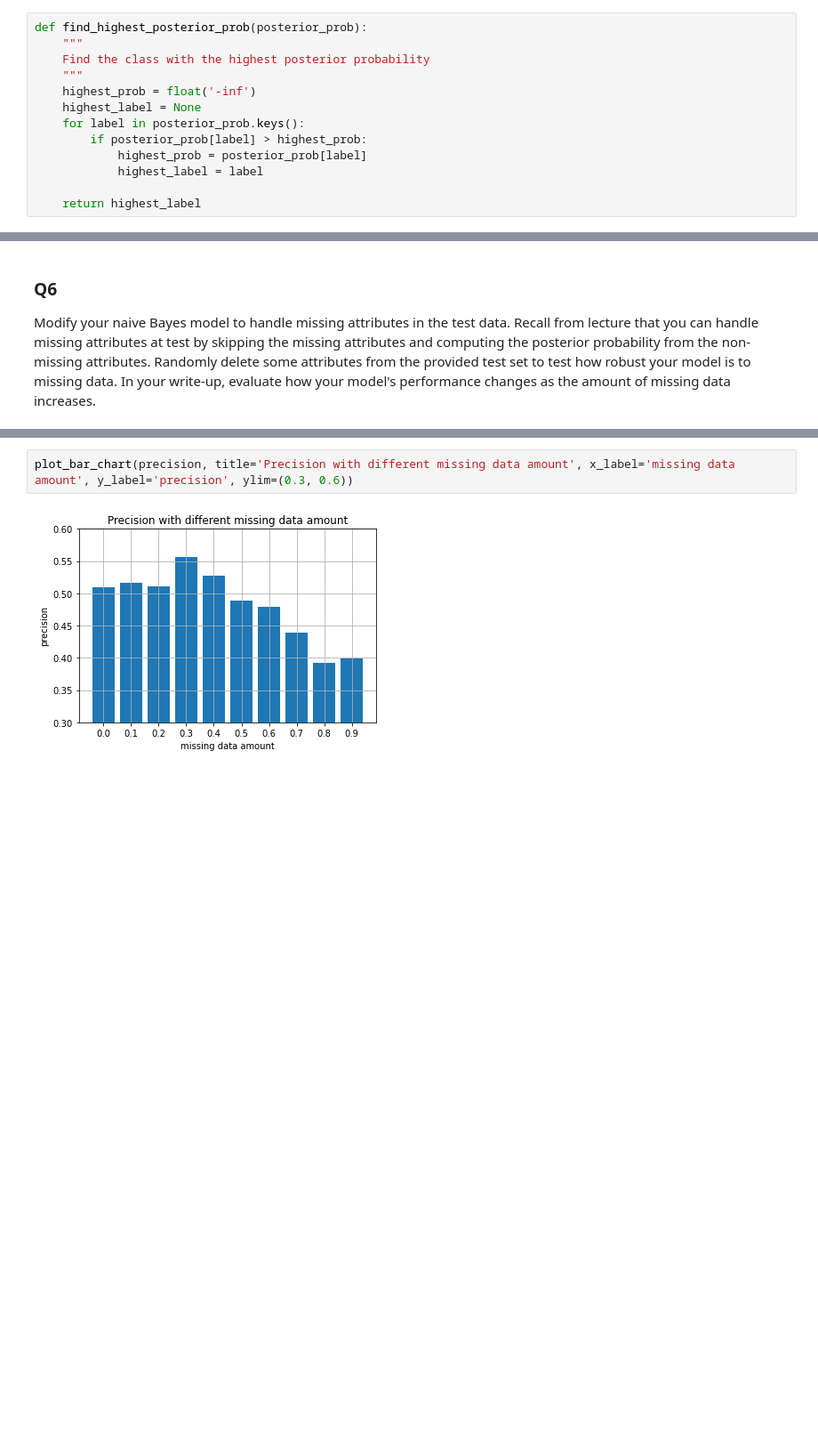
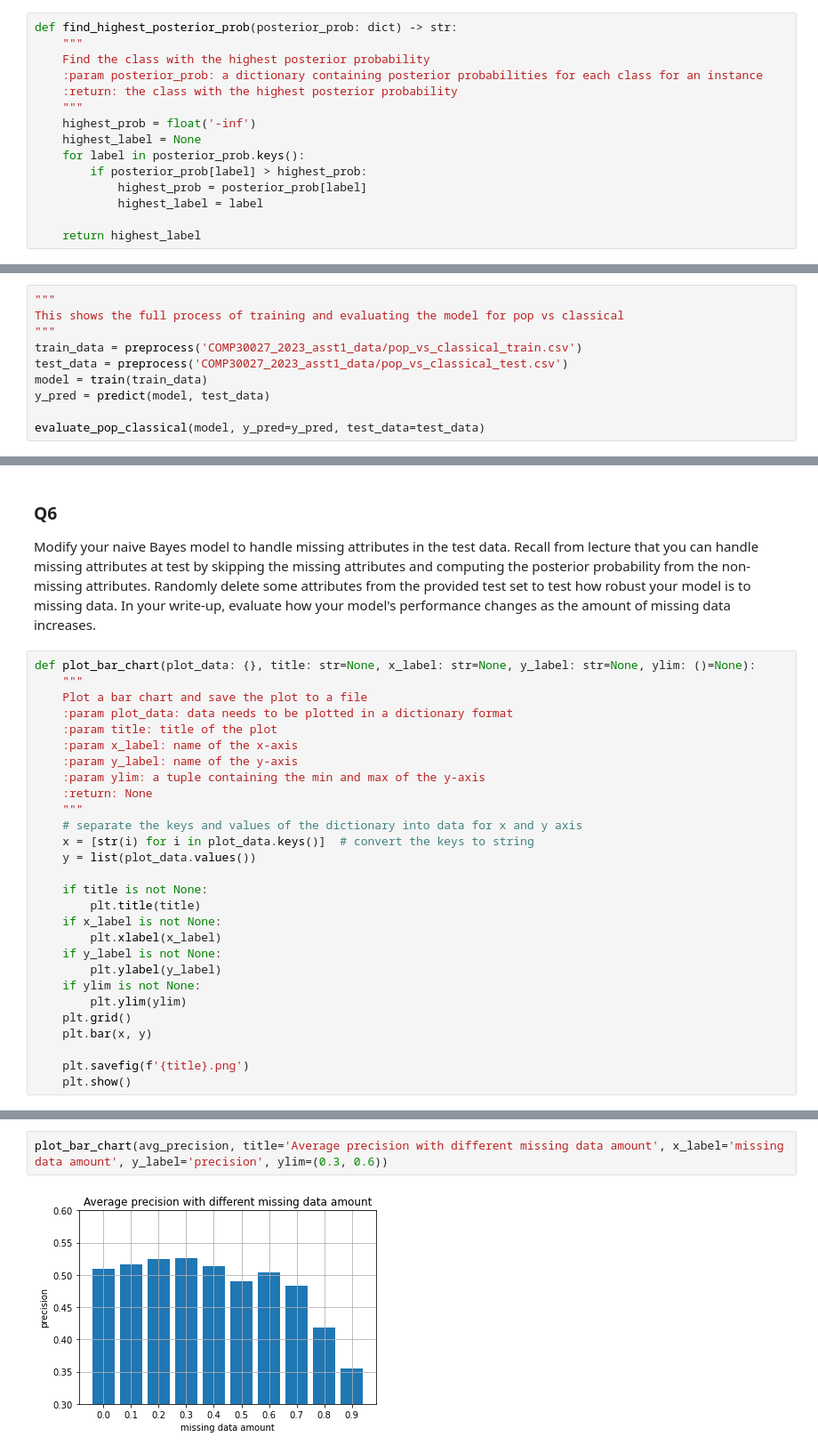
Before and after one commit to chris0311/COMP30027, a Jupyter notebook: COMP30027_2023_asst1_template.ipynb, the cells around one changed output, grey strips where cells are left out. Shown: that part at 89% size. Drawn from its saved outputs; the diff is of its cells as text; blank space fills up the shorter version.

```diff
--- a/COMP30027_2023_asst1_template.ipynb
+++ b/COMP30027_2023_asst1_template.ipynb
@@ -125,9 +154,11 @@ def calc_posterior_prob(model, instance: dict):
 
     return posterior_prob
 # %%
-def find_highest_posterior_prob(posterior_prob):
+def find_highest_posterior_prob(posterior_prob: dict) -> str:
     """
     Find the class with the highest posterior probability
+    :param posterior_prob: a dictionary containing posterior probabilities for each class for an instance
+    :return: the class with the highest posterior probability
     """
     highest_prob = float('-inf')
     highest_label = None
@@ -277,0 +283,10 @@ results: ['classical', 'classical', 'classical', 'classical', 'classical', 'clas
+# %%
+"""
+This shows the full process of training and evaluating the model for pop vs classical
+"""
+train_data = preprocess('COMP30027_2023_asst1_data/pop_vs_classical_train.csv')
+test_data = preprocess('COMP30027_2023_asst1_data/pop_vs_classical_test.csv')
+model = train(train_data)
+y_pred = predict(model, test_data)
+
+evaluate_pop_classical(model, y_pred=y_pred, test_data=test_data)
@@ -434,5 +387,33 @@ Implement a kernel density estimate (KDE) naive Bayes model and compare its perf
 # %% [markdown]
 ### Q6
 Modify your naive Bayes model to handle missing attributes in the test data. Recall from lecture that you can handle missing attributes at test by skipping the missing attributes and computing the posterior probability from the non-missing attributes. Randomly delete some attributes from the provided test set to test how robust your model is to missing data. In your write-up, evaluate how your model's performance changes as the amount of missing data increases.
+# %%
+def plot_bar_chart(plot_data: {}, title: str=None, x_label: str=None, y_label: str=None, ylim: ()=None):
+    """
+    Plot a bar chart and save the plot to a file
+    :param plot_data: data needs to be plotted in a dictionary format
+    :param title: title of the plot
+    :param x_label: name of the x-axis
+    :param y_label: name of the y-axis
+    :param ylim: a tuple containing the min and max of the y-axis
+    :return: None
+    """
+    # separate the keys and values of the dictionary into data for x and y axis
+    x = [str(i) for i in plot_data.keys()]  # convert the keys to string
+    y = list(plot_data.values())
+
+    if title is not None:
+        plt.title(title)
+    if x_label is not None:
+        plt.xlabel(x_label)
+    if y_label is not None:
+        plt.ylabel(y_label)
+    if ylim is not None:
+        plt.ylim(ylim)
+    plt.grid()
+    plt.bar(x, y)
+
+    plt.savefig(f'{title}.png')
+    plt.show()
 # %%
 import random
@@ -486,4 +506,4 @@ plot_bar_chart(recall, title='Recall with different missing data amount', x_labe
 # %%
-plot_bar_chart(precision, title='Precision with different missing data amount', x_label='missing data amount', y_label='precision', ylim=(0.3, 0.6))
+plot_bar_chart(avg_precision, title='Average precision with different missing data amount', x_label='missing data amount', y_label='precision', ylim=(0.3, 0.6))
 # %% [output]
-[figure, old version]
+[figure, new version]
```
Also changed, not shown: parts of 33 cells of this notebook, 3 other files.
